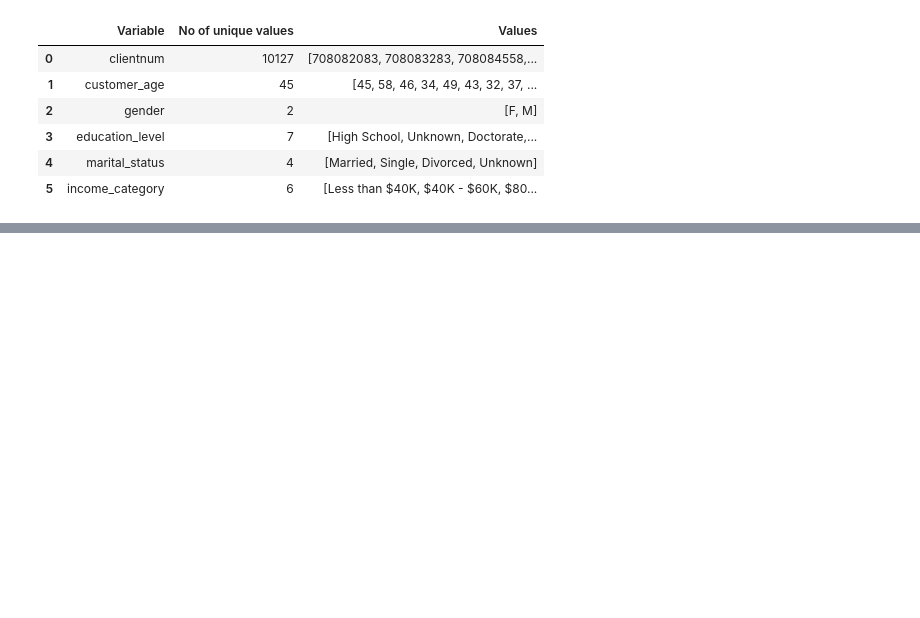
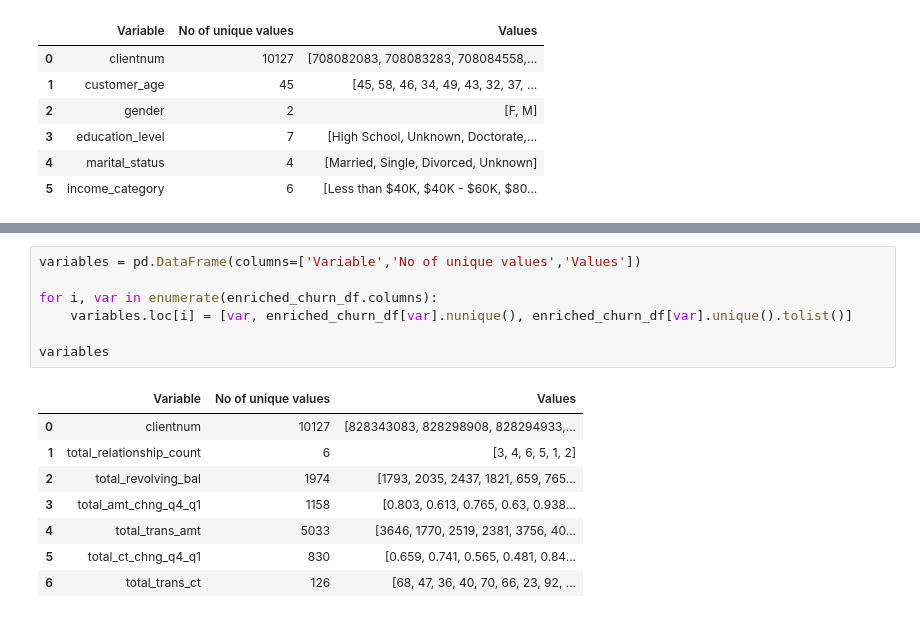
Before and after one commit to ayan72/customer_churn_analysis, a Jupyter notebook: churn.ipynb, the cells around one changed output, grey strips where cells are left out. Drawn from its saved outputs; the diff is of its cells as text; blank space fills up the shorter version.

```diff
--- a/churn.ipynb
+++ b/churn.ipynb
@@ -505,0 +641,16 @@ variables
+# %%
+variables = pd.DataFrame(columns=['Variable','No of unique values','Values'])
+
+for i, var in enumerate(enriched_churn_df.columns):
+    variables.loc[i] = [var, enriched_churn_df[var].nunique(), enriched_churn_df[var].unique().tolist()]
+
+variables
+# %% [output]
+|  | Variable | No of unique values | Values |
+| 0 | clientnum | 10127 | [828343083, 828298908, 828294933,... |
+| 1 | total_relationship_count | 6 | [3, 4, 6, 5, 1, 2] |
+| 2 | total_revolving_bal | 1974 | [1793, 2035, 2437, 1821, 659, 765... |
+| 3 | total_amt_chng_q4_q1 | 1158 | [0.803, 0.613, 0.765, 0.63, 0.938... |
+| 4 | total_trans_amt | 5033 | [3646, 1770, 2519, 2381, 3756, 40... |
+| 5 | total_ct_chng_q4_q1 | 830 | [0.659, 0.741, 0.565, 0.481, 0.84... |
+| 6 | total_trans_ct | 126 | [68, 47, 36, 40, 70, 66, 23, 92, ... |
```
Also changed, not shown: parts of 5 cells of this notebook.
